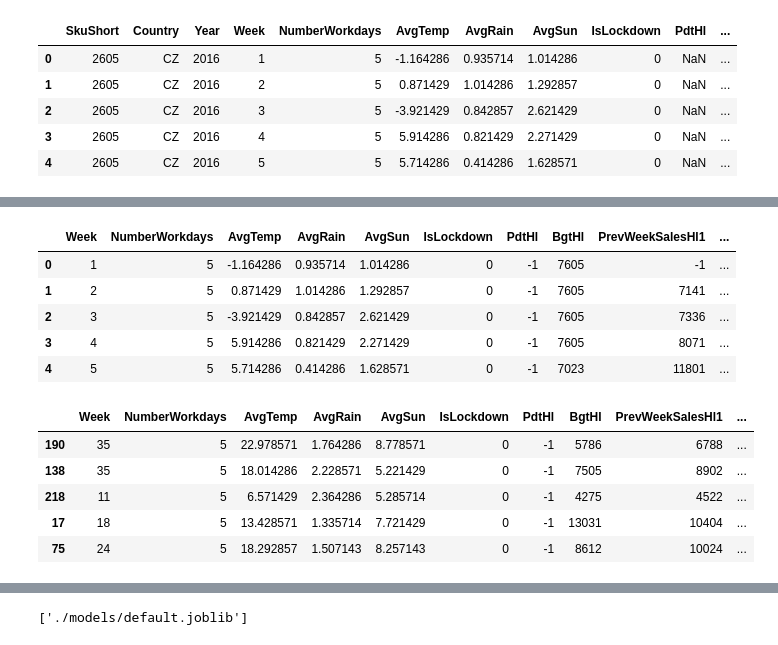
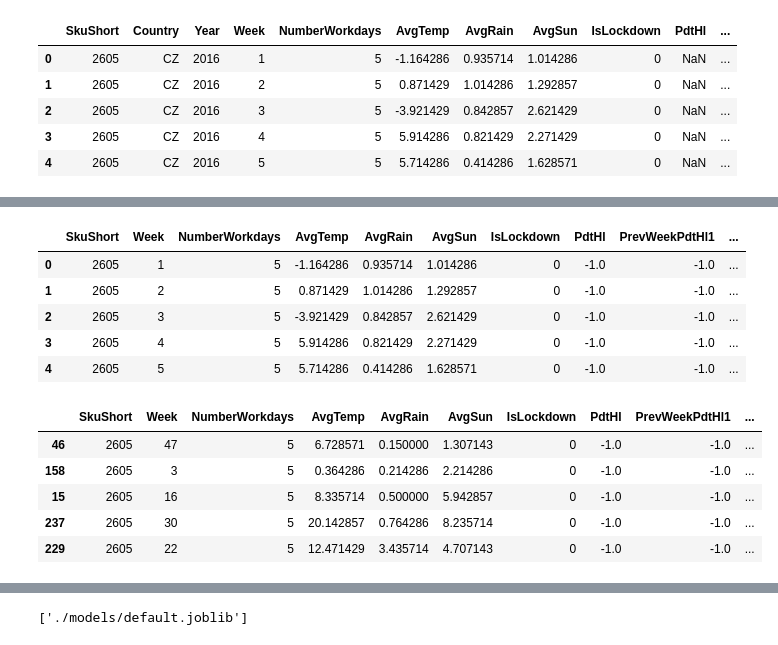
Before and after one commit to kohlicekjan/forecasting-beer-sales-ml, a Jupyter notebook: main.ipynb, the cells around one changed output, grey strips where cells are left out. Drawn from its saved outputs; the diff is of its cells as text; code cells hidden in the pictures.

```diff
--- a/main.ipynb
+++ b/main.ipynb
@@ -9,18 +18,9 @@ from sklearn.model_selection import train_test_split
 # %%
-RELATIVE_DATA_FOLDER_PATH = './data'
-RELATIVE_TRAIN_DATA_PATH = 'train.csv'
-RELATIVE_TEST_DATA_PATH = 'test.csv'
-RELATIVE_DATA_PATH = 'data.csv'
+def get_data(data_path):
+    abs_path = os.path.abspath(os.path.join(relative_data_folder_path, relative_path))
+    return pd.read_csv(abs_path, header=0, decimal=",")
 
-def get_data(relative_data_folder_path, relative_path):
-    abs_path = os.path.abspath(os.path.join(relative_data_folder_path, relative_path))
-    return pd.read_csv(abs_path, header = 0, decimal=",")
-
-# # load data from csv
-# df_train = get_data(RELATIVE_DATA_FOLDER_PATH, RELATIVE_TRAIN_DATA_PATH)
-# df_test = get_data(RELATIVE_DATA_FOLDER_PATH, RELATIVE_TEST_DATA_PATH)
-
-data = get_data(RELATIVE_DATA_FOLDER_PATH, RELATIVE_DATA_PATH)
+data = get_data(DATA_PATH)
 data.head()
 # %% [output]
 |  | SkuShort | Country | Year | Week | NumberWorkdays | AvgTemp | AvgRain | AvgSun | IsLockdown | PdtHl | ... |
@@ -53,33 +52,32 @@ memory usage: 29.1+ KB
 # %%
-cols_drop = ['SkuShort', 'Country', 'Year', 'SalesHl']
+cols_drop = ['Country', 'Year', 'SalesHl']
 
 y = pd.DataFrame(data.SalesHl).round(0).astype(int)
-x = data.drop(cols_drop,axis=1).fillna(-1)
+X = data.drop(cols_drop, axis=1).fillna(-1)
 
-x.PrevWeekSalesHl1 = x.PrevWeekSalesHl1.round(0).astype(int)
-x.PrevWeekSalesHl2 = x.PrevWeekSalesHl2.round(0).astype(int)
-x.BgtHl = x.BgtHl.round(0).astype(int)
-x.PdtHl = x.PdtHl.round(0).astype(int)
+# X.PrevWeekSalesHl1 = X.PrevWeekSalesHl1.round(0).astype(int)
+# X.PrevWeekSalesHl2 = X.PrevWeekSalesHl2.round(0).astype(int)
+# X.BgtHl = X.BgtHl.round(0).astype(int)
+# X.PdtHl = X.PdtHl.round(0).astype(int)
 
 #y.head()
-x.head()
-#x.shape
-#y.shape
+X.head()
 # %% [output]
-|  | Week | NumberWorkdays | AvgTemp | AvgRain | AvgSun | IsLockdown | PdtHl | BgtHl | PrevWeekSalesHl1 | ... |
-| 0 | 1 | 5 | -1.164286 | 0.935714 | 1.014286 | 0 | -1 | 7605 | -1 | ... |
-| 1 | 2 | 5 | 0.871429 | 1.014286 | 1.292857 | 0 | -1 | 7605 | 7141 | ... |
-| 2 | 3 | 5 | -3.921429 | 0.842857 | 2.621429 | 0 | -1 | 7605 | 7336 | ... |
-| 3 | 4 | 5 | 5.914286 | 0.821429 | 2.271429 | 0 | -1 | 7605 | 8071 | ... |
-| 4 | 5 | 5 | 5.714286 | 0.414286 | 1.628571 | 0 | -1 | 7023 | 11801 | ... |
+|  | SkuShort | Week | NumberWorkdays | AvgTemp | AvgRain | AvgSun | IsLockdown | PdtHl | PrevWeekPdtHl1 | ... |
+| 0 | 2605 | 1 | 5 | -1.164286 | 0.935714 | 1.014286 | 0 | -1.0 | -1.0 | ... |
+| 1 | 2605 | 2 | 5 | 0.871429 | 1.014286 | 1.292857 | 0 | -1.0 | -1.0 | ... |
+| 2 | 2605 | 3 | 5 | -3.921429 | 0.842857 | 2.621429 | 0 | -1.0 | -1.0 | ... |
+| 3 | 2605 | 4 | 5 | 5.914286 | 0.821429 | 2.271429 | 0 | -1.0 | -1.0 | ... |
+| 4 | 2605 | 5 | 5 | 5.714286 | 0.414286 | 1.628571 | 0 | -1.0 | -1.0 | ... |
 # %%
-x_train, x_test, y_train, y_test = train_test_split(x, y, test_size=0.2, random_state=21)
+split_rng = np.random.RandomState(42)#21
+X_train, X_test, y_train, y_test = train_test_split(X, y, test_size=0.1, random_state=split_rng)
 
-x_train.head()
+X_train.head()
 # %% [output]
-|  | Week | NumberWorkdays | AvgTemp | AvgRain | AvgSun | IsLockdown | PdtHl | BgtHl | PrevWeekSalesHl1 | ... |
-| 190 | 35 | 5 | 22.978571 | 1.764286 | 8.778571 | 0 | -1 | 5786 | 6788 | ... |
-| 138 | 35 | 5 | 18.014286 | 2.228571 | 5.221429 | 0 | -1 | 7505 | 8902 | ... |
-| 218 | 11 | 5 | 6.571429 | 2.364286 | 5.285714 | 0 | -1 | 4275 | 4522 | ... |
-| 17 | 18 | 5 | 13.428571 | 1.335714 | 7.721429 | 0 | -1 | 13031 | 10404 | ... |
-| 75 | 24 | 5 | 18.292857 | 1.507143 | 8.257143 | 0 | -1 | 8612 | 10024 | ... |
+|  | SkuShort | Week | NumberWorkdays | AvgTemp | AvgRain | AvgSun | IsLockdown | PdtHl | PrevWeekPdtHl1 | ... |
+| 46 | 2605 | 47 | 5 | 6.728571 | 0.150000 | 1.307143 | 0 | -1.0 | -1.0 | ... |
+| 158 | 2605 | 3 | 5 | 0.364286 | 0.214286 | 2.214286 | 0 | -1.0 | -1.0 | ... |
+| 15 | 2605 | 16 | 5 | 8.335714 | 0.500000 | 5.942857 | 0 | -1.0 | -1.0 | ... |
+| 237 | 2605 | 30 | 5 | 20.142857 | 0.764286 | 8.235714 | 0 | -1.0 | -1.0 | ... |
+| 229 | 2605 | 22 | 5 | 12.471429 | 3.435714 | 4.707143 | 0 | -1.0 | -1.0 | ... |
```
Also changed, not shown: parts of 18 cells of this notebook, 17 other files.
